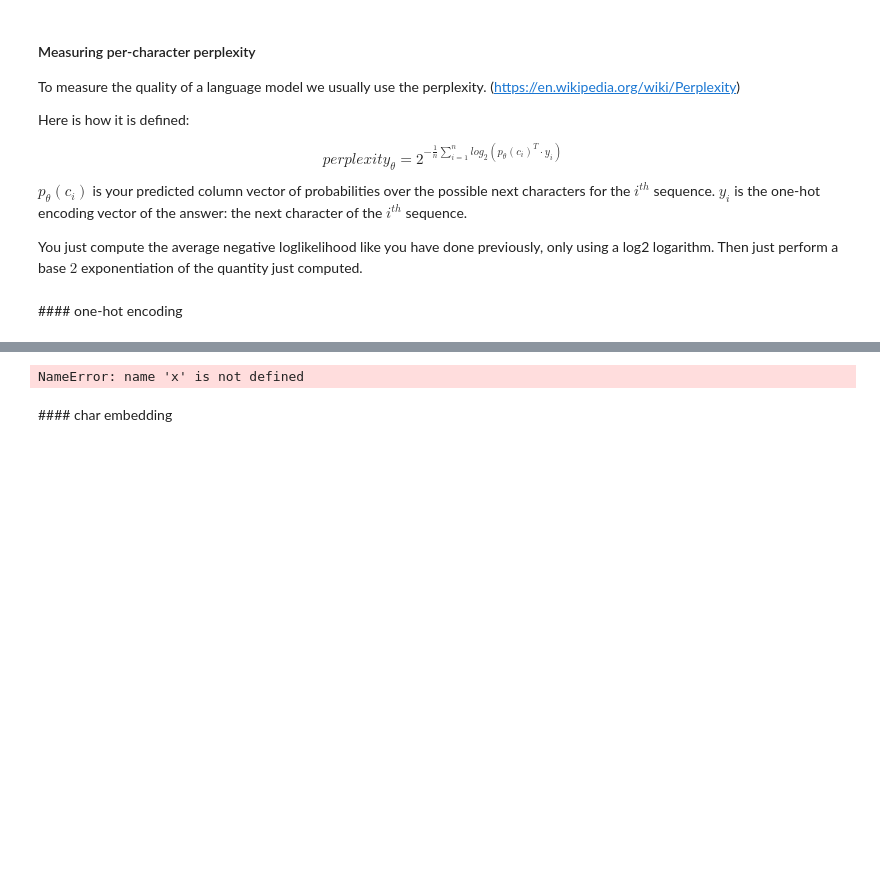
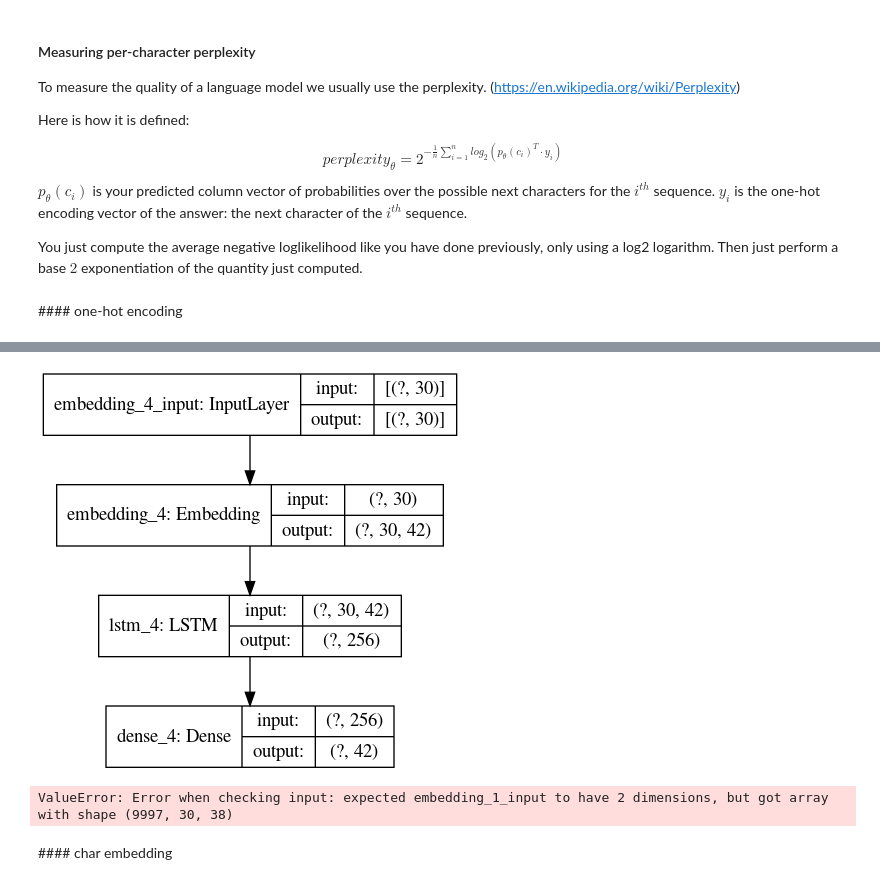
Before and after one commit to Alaureau/AI_from_scratch, a Jupyter notebook: DL/NLP_1/deep_learning_NLP.ipynb, the cells around one changed output, grey strips where cells are left out. Saved outputs shown, nothing was run; the diff lists cells and outputs as text; code cells hidden in the pictures; blank space fills up the shorter version.

Commit message:
Part II Encoding Done
To fix: Input dimension error

```diff
--- a/DL/NLP_1/deep_learning_NLP.ipynb
+++ b/DL/NLP_1/deep_learning_NLP.ipynb
@@ -336,13 +337,13 @@ class CharLanguageModel(LanguageModel):
         model = Sequential()
         # Add an Embedding layer expecting input vocab of size self.max_length_sequence, and
         # output embedding dimension of size representation_size.
-        model.add(layers.Embedding(input_dim=self.max_length_sequence, output_dim=representation_size))
-
+        model.add(Embedding(input_dim= self.vocabulary_size, output_dim=representation_size, mask_zero=True,input_length=self.max_length_sequence))
         # Add a LSTM layer with self.hidden_size internal units.
-        model.add(layers.LSTM(self.hidden_size))
+        model.add(LSTM(self.hidden_size))
 
         # Add a Dense layer with self.vocabulary_size units and softmax activation.
-        model.add(layers.Dense(self.vocabulary_size, activation='softmax'))
+        model.add(Dense(self.vocabulary_size, activation='softmax'))
+        model.compile(loss='categorical_crossentropy', optimizer='adam', metrics=['accuracy'])
         return model
 
     def extract_vocabulary(self):
@@ -363,17 +364,22 @@ class CharLanguageModel(LanguageModel):
       - You can use the to_categorical method from tensorflow.keras.utils with a specified num_classes parameters to
         one-hot encode your data
     """
+
+
     def _integer_encoding(self, X):
-        # TODO:
-        for i,x in enumerate(X):
-            if(i==0):
-                splits = [x.split()]
-            else:
-                splits.append(x.split())
-        print("splits[0]: ", splits[0])
-        # Vectorize words to int
-        seq = sequence.pad_sequences(splits,maxlen=self.max_length_sequence, dtype='int32')
-        print("seq[0] :", seq[0], "\n")
+        seq_int=[]
+        for line in X:
+            line_int=[]
+            for i,char in enumerate(line):
+                if i==0:
+                    line_int = [self.char_index[char]]
+                else:
+                    line_int.append(self.char_index[char])
+            seq_int.append(line_int)
+        #print("X[2]: ", X[2])
+        #print("seq_int[2]: ", seq_int[2])
+        seq = sequence.pad_sequences(seq_int,maxlen=self.max_length_sequence, dtype='int32')
+        #print("seq[0] :", seq[0], "\n")
         return seq
 
 
@@ -510,11 +530,7 @@ ValueError: invalid literal for int() with base 10: 'ed,'
-# %%
-a = [1,2,3]
-b = [1,2,3,4]
-x.append(a)
-x.append(b)
-x
-# %% [output]
-NameError: name 'x' is not defined
+# %%
+tensorflow.keras.utils.plot_model(language_model.model, 'lang.png', show_shapes=True)
+# %% [output]
+[figure, added]
 # %%
 seed_string = "go on, surprise me, say something clever to "
 if language_model.model is not None:
@@ -529,6 +545,8 @@ if language_model.model is not None:
             print(language_model.generate_text(seed_string, temperature=0.25))
             print(language_model.generate_text(seed_string, temperature=0.5))
             print(language_model.generate_text(seed_string, temperature=0.75))
+# %% [output]
+ValueError: Error when checking input: expected embedding_1_input to have 2 dimensions, but got array with shape (9997, 30, 38)
 # %%
 print(language_model.generate_text(seed_string, temperature=0.25) + '\n')
 print(language_model.generate_text(seed_string, temperature=0.5) + '\n')
```
Also changed, not shown: parts of 4 cells of this notebook.
